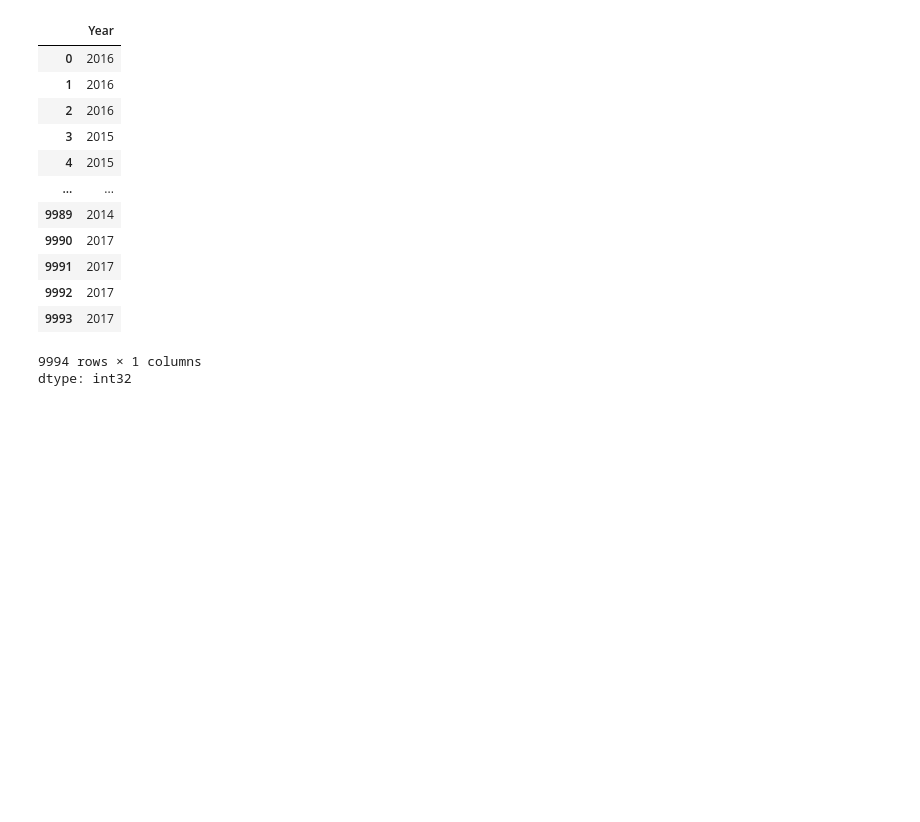
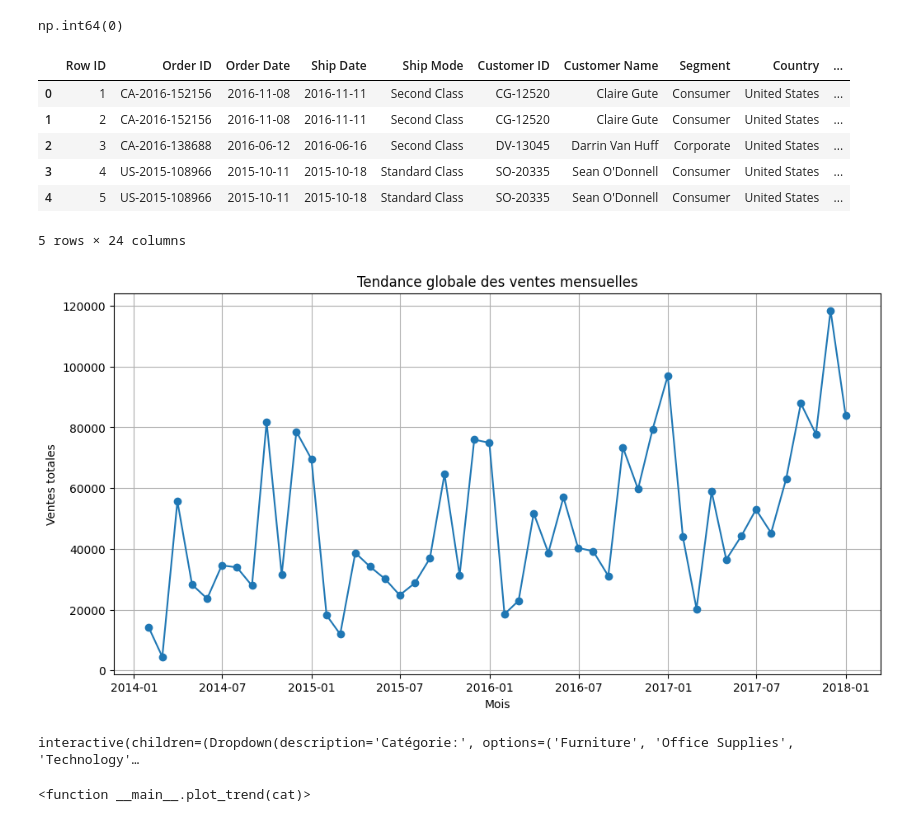
Before and after one commit to ghizlane89/0__GenIA, a Jupyter notebook: Week_2/Day5/W2_D5_DC.ipynb, the cells around one changed output. Saved outputs shown, nothing was run; the diff lists cells and outputs as text; code cells hidden in the pictures; blank space fills up the shorter version.

```diff
--- a/Week_2/Day5/W2_D5_DC.ipynb
+++ b/Week_2/Day5/W2_D5_DC.ipynb
@@ -183,24 +109,20 @@ print(df.head())
+# %%
+df.duplicated().sum()
+# %% [output]
+np.int64(0)
 # %%
-# Extraire les années et les mois depuis la date de commande
+#Calcul du Profit Margin en pourcentage
+df['Profit Margin (%)'] = (df['Profit'] / df['Sales']) * 100
 
-df['Year'] = df['Order Date'].dt.year
-df['Month'] = df['Order Date'].dt.month
-
-df['Year']
-
-df['Month']
+#Extraction de l’année et du mois de la commande
+df['Order Year'] = df['Order Date'].dt.year
+df['Order Month'] = df['Order Date'].dt.month
+df.head()
 # %% [output]
-|  | Year |
-| 0 | 2016 |
-| 1 | 2016 |
-| 2 | 2016 |
-| 3 | 2015 |
-| 4 | 2015 |
-| ... | ... |
-| 9989 | 2014 |
-| 9990 | 2017 |
-| 9991 | 2017 |
-| 9992 | 2017 |
-| 9993 | 2017 |
+|  | Row ID | Order ID | Order Date | Ship Date | Ship Mode | Customer ID | Customer Name | Segment | Country | ... |
+| 0 | 1 | CA-2016-152156 | 2016-11-08 | 2016-11-11 | Second Class | CG-12520 | Claire Gute | Consumer | United States | ... |
+| 1 | 2 | CA-2016-152156 | 2016-11-08 | 2016-11-11 | Second Class | CG-12520 | Claire Gute | Consumer | United States | ... |
+| 2 | 3 | CA-2016-138688 | 2016-06-12 | 2016-06-16 | Second Class | DV-13045 | Darrin Van Huff | Corporate | United States | ... |
+| 3 | 4 | US-2015-108966 | 2015-10-11 | 2015-10-18 | Standard Class | SO-20335 | Sean O'Donnell | Consumer | United States | ... |
+| 4 | 5 | US-2015-108966 | 2015-10-11 | 2015-10-18 | Standard Class | SO-20335 | Sean O'Donnell | Consumer | United States | ... |
-9994 rows × 1 columns
-dtype: int32
+5 rows × 24 columns
@@ -208,0 +129,40 @@ dtype: int32
+# %%
+# Tendance des ventes mensuelles
+
+import matplotlib.pyplot as plt
+import matplotlib.dates as mdates
+
+# Agréger par mois
+monthly_sales = df.groupby(pd.Grouper(key='Order Date', freq='ME'))['Sales'].sum()
+
+# Tracer
+plt.figure(figsize=(12,6))
+plt.plot(monthly_sales.index, monthly_sales.values, marker='o')
+plt.title('Tendance globale des ventes mensuelles')
+plt.xlabel('Mois')
+plt.ylabel('Ventes totales')
+plt.grid(True)
+
+# Ajouter un filtre interactif pour la catégorie
+import ipywidgets as widgets
+from IPython.display import display
+
+categories = df['Category'].unique()
+category_dropdown = widgets.Dropdown(options=categories, description='Catégorie:')
+
+def plot_trend(cat):
+    filtered_df = df[df['Category'] == cat]
+    monthly = filtered_df.groupby(pd.Grouper(key='Order Date', freq='ME'))['Sales'].sum()
+    plt.figure(figsize=(12,6))
+    plt.plot(monthly.index, monthly.values, marker='o')
+    plt.title(f'Tendance des ventes mensuelles pour {cat}')
+    plt.xlabel('Mois')
+    plt.ylabel('Ventes totales')
+    plt.grid(True)
+    plt.show()
+
+widgets.interact(plot_trend, cat=category_dropdown)
+# %% [output]
+[figure, added]
+interactive(children=(Dropdown(description='Catégorie:', options=('Furniture', 'Office Supplies', 'Technology'…
+<function __main__.plot_trend(cat)>
```
Also changed, not shown: parts of 25 cells of this notebook.
